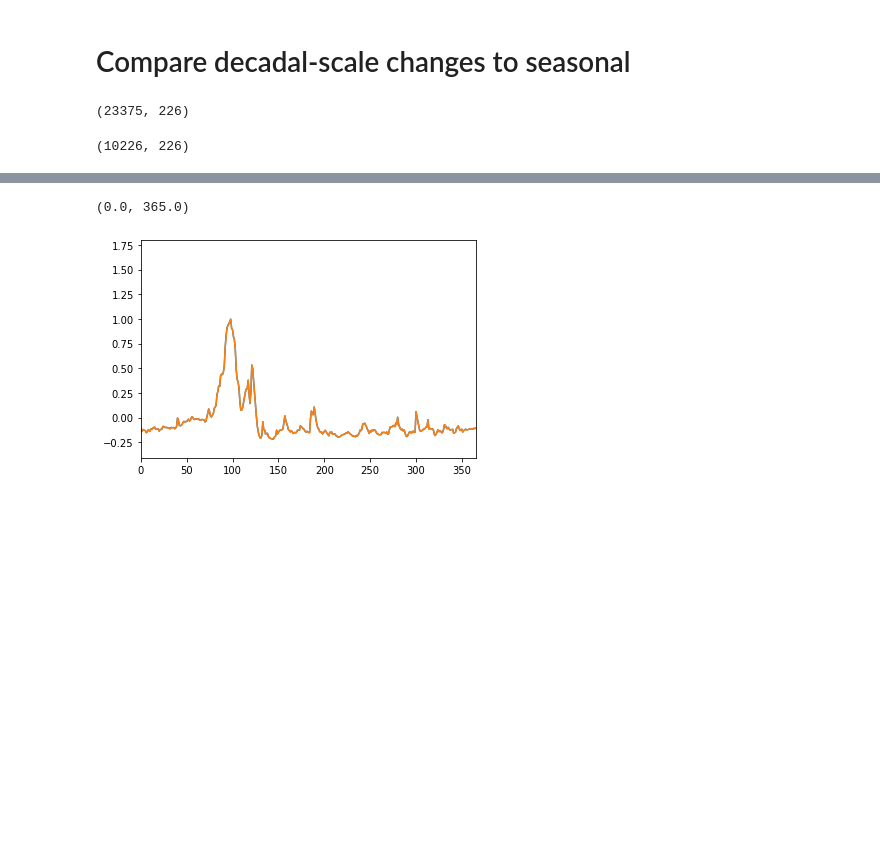
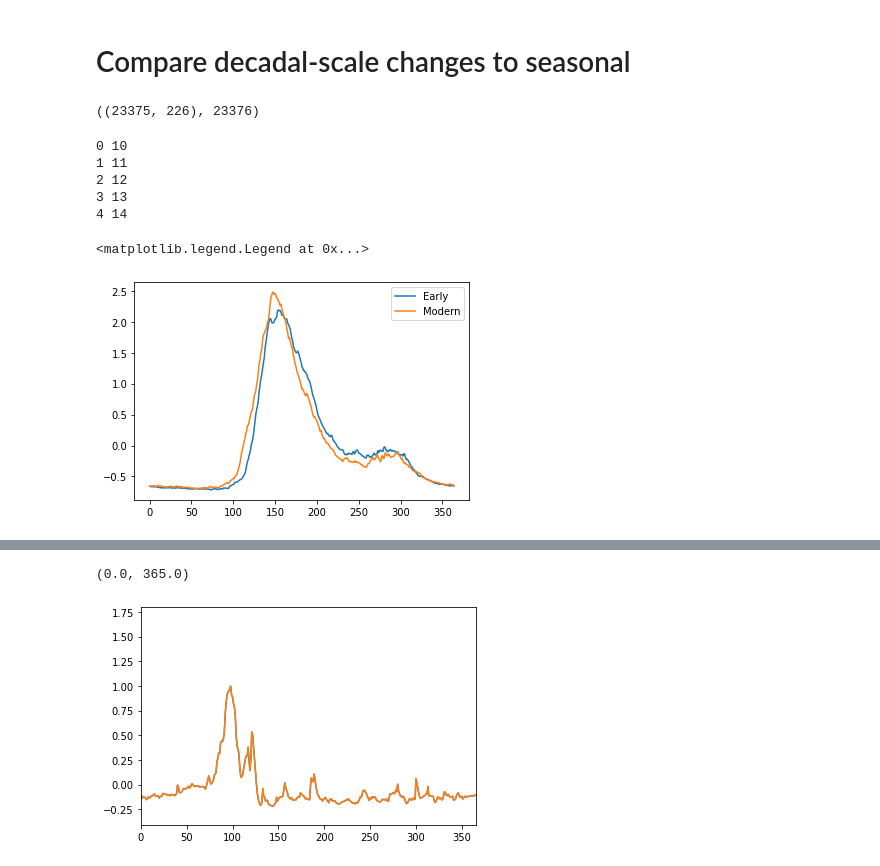
Before and after one commit to andersonsam/cnn_lstm_era, a Jupyter notebook: hindcast.ipynb, the cells around one changed output, grey strips where cells are left out. Drawn from its saved outputs; the diff is of its cells as text; code cells hidden in the pictures; blank space fills up the shorter version.

Commit message:
Seasonal calculation by datetime

```diff
--- a/hindcast.ipynb
+++ b/hindcast.ipynb
@@ -1071,8 +986,60 @@ y_all_predict = np.vstack([y_hind_predict, y_modern_predict])
+# %%
+y_all_predict = np.vstack([y_hind_predict, y_modern_predict])
+date_all = np.vstack([np.reshape(eraDate_hind[365:], (-1,1)), np.reshape(eraDate_modern[365:], (-1,1))])
 # %%
-np.shape(y_all_predict)
+np.shape(y_all_predict), np.shape(date_all)[0]
 # %% [output]
-(23375, 226)
+((23375, 226), 23376)
-# %%
-np.shape(y_hind_predict)
-# %% [output]
-(10226, 226)
+# %%
+for ii, kk in enumerate(range(10,15)):
+  print(ii,kk)
+# %% [output]
+0 10
+1 11
+2 12
+3 13
+4 14
+# %%
+#calculate seasonal flow (365-day long flows of each year, starting on Jan 1)
+delta = timedelta(days = 364)
+year_start = 1951
+year_fin = 2015
+
+f_seasonal = np.zeros((365, len(stationInds)))
+f_seasonal_yearly = np.zeros((365, len(stationInds), len(range(year_start, year_fin))))
+
+kk = 0
+for nn, year in enumerate(range(year_start, year_fin+1)):
+
+  if year != 1979:
+
+    start_date = datetime(year, 1, 1)
+    fin_date = start_date + delta
+
+    start_ind = np.argwhere(date_all==start_date)[0][0]
+    fin_ind = np.argwhere(date_all==fin_date)[0][0]
+
+    f = y_all_predict[start_ind:fin_ind+1,:]
+
+    if year==year_fin: #last year missing final day -- fill in with second last day
+      f_new = np.zeros((365,226))
+      f_new[:-1,:] = f
+      f_new[-1,:] = f_new[-2,:]
+      f = f_new
+
+    f_seasonal += f
+    f_seasonal_yearly[:,:,kk] = f
+
+    kk+=1
+
+f_seasonal /= nn
+# %%
+ind = 7
+x1 = np.mean(f_seasonal_yearly[:,:,:30], axis = -1)
+x2 = np.mean(f_seasonal_yearly[:,:,-30:], axis = -1)
+plt.plot(x1[:,ind], label = 'Early')
+plt.plot(x2[:,ind], label = 'Modern')
+plt.legend()
+# %% [output]
+<matplotlib.legend.Legend at 0x...>
+[figure, added]
```
Also changed, not shown: parts of 28 cells of this notebook.
